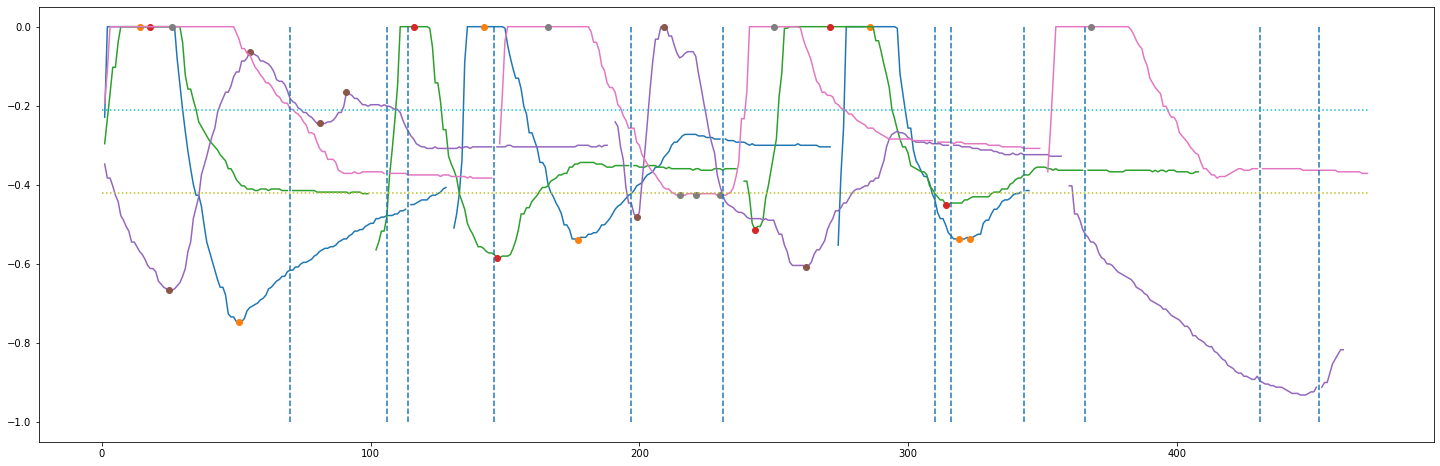
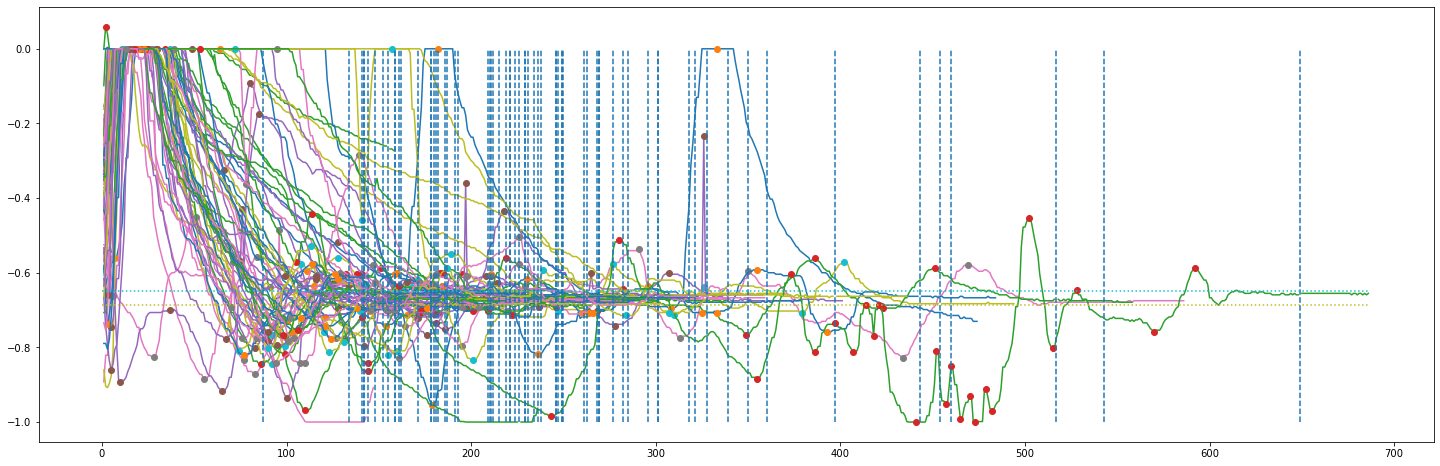
The notebook cell's code change between the first figure and the second:
--- before
+++ after
@@ -1,7 +1,7 @@
-num_layers = 6
-target = 1
+num_layers = 21
+target = 11
 mapping = " densening"
 
-exp_data_complete = df_cleaned[(df_cleaned["mappingMethod"] == mapping) & (df_cleaned["Target"] == target) & (df_cleaned["NumLayers"] == num_layers)].reset_index(drop=True).groupby(["Proband"])
+exp_data_complete = df_cleaned[(df_cleaned["mappingMethod"] == mapping) & (df_cleaned["Target"] == target) & (df_cleaned["NumLayers"] == num_layers)].reset_index(drop=True).groupby(["Proband", "Task", "Block", "Trial"])
 
 borders = getLayerBorders(num_layers, mapping)
@@ -13,11 +13,6 @@
 hold = []
 
-i = 0
-
 for name, group in exp_data_complete:
 
-     if i > 3:
-          break
-     
      norm = group.reset_index(drop=True)
 
@@ -39,6 +34,4 @@
      hold = np.concatenate([hold, newHold])
 
-     i += 1
-
 plt.vlines(x= hold, ymin=-1, ymax=0, linestyles="--")
 
@@ -49,6 +42,6 @@
 ax.plot(maxy, linestyle=":")
 
-plt.savefig(rf'{export_img}allInteractions_{target}-{num_layers}_{mapping}.png')
-plt.savefig(rf'{export_img}allInteractions_{target}-{num_layers}_{mapping}.svg')
+plt.savefig(rf'{export_interactions}allInteractions_{target}-{num_layers}_{mapping}.png')
+plt.savefig(rf'{export_interactions}allInteractions_{target}-{num_layers}_{mapping}.svg')
 plt.show()
 

Commit: feature: fixed trial repeat issue feature: moved plots to another subdirectory feature: added single plots